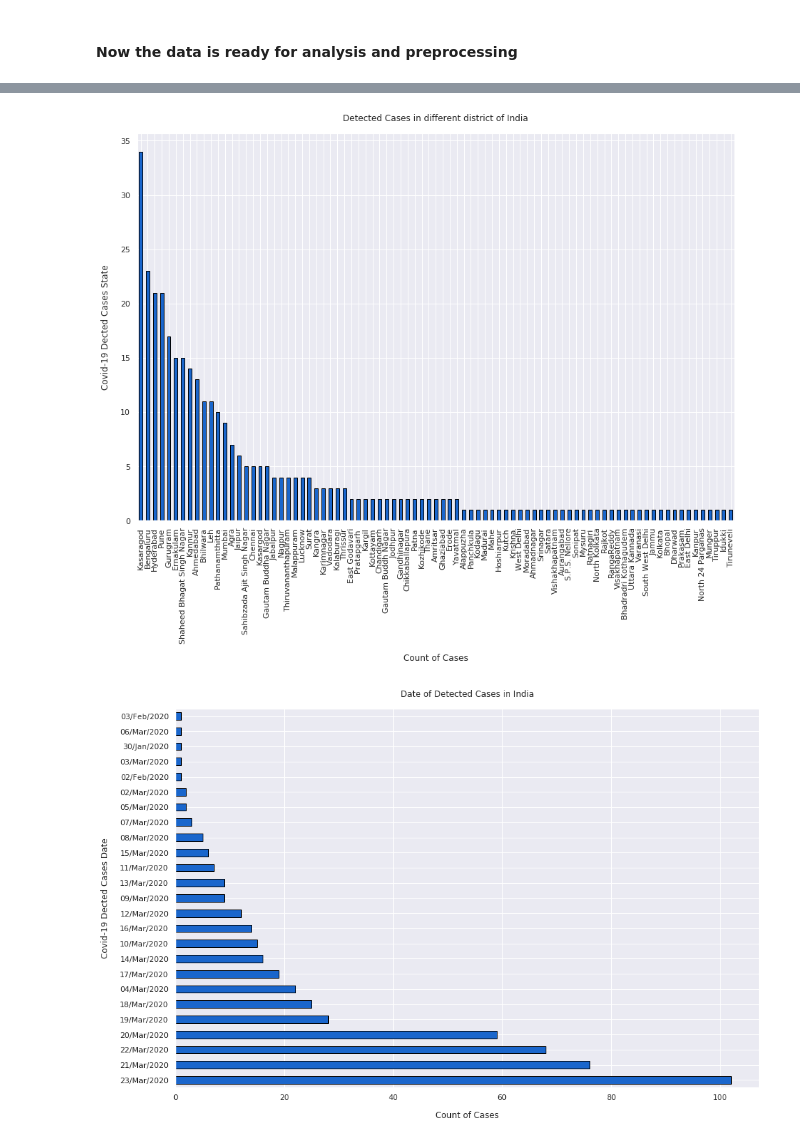
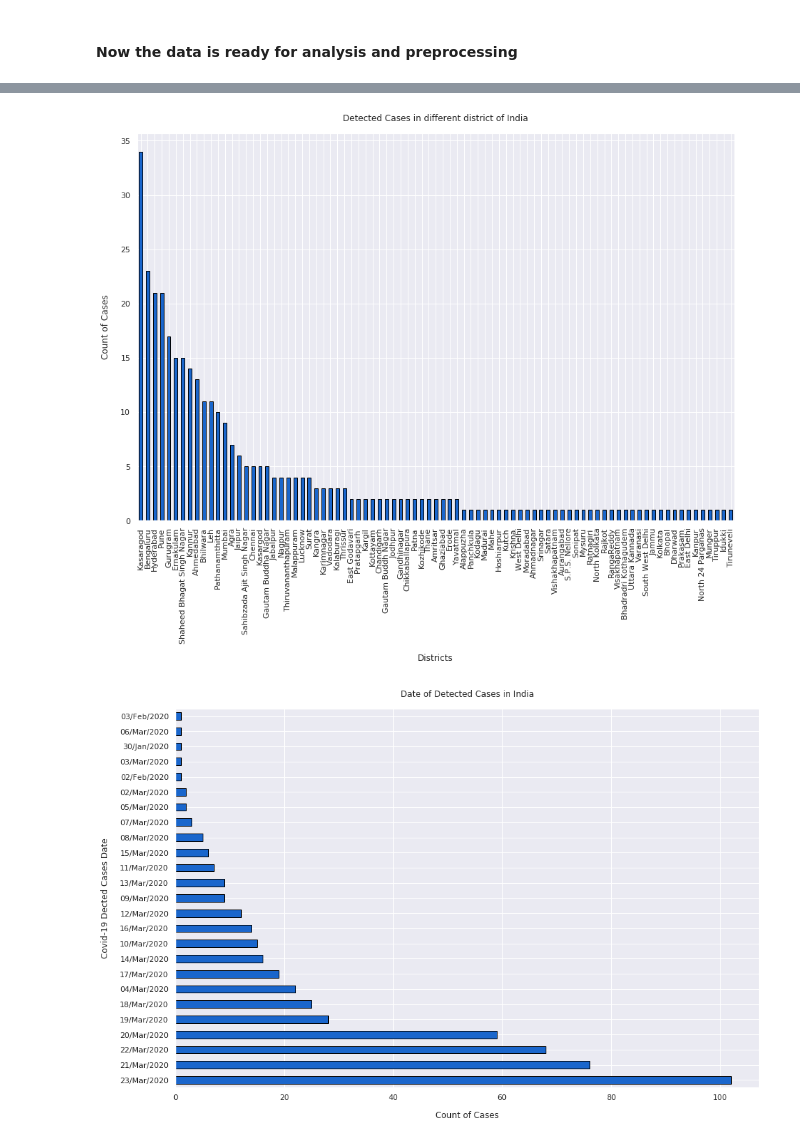
Before and after one commit to samacker77/COVID19-India-Analysis, a Jupyter notebook: notebook.ipynb, the cells around one changed output, grey strips where cells are left out. Drawn from its saved outputs; the diff is of its cells as text; code cells hidden in the pictures.

```diff
--- a/notebook.ipynb
+++ b/notebook.ipynb
@@ -192,10 +203,10 @@ plt.title("Count of Gender of People Affected", y=1.02);
 # %%
 sns.set(font_scale=1.0)
 data['Detected district'].value_counts().plot(kind='bar', figsize=(15, 10), edgecolor='black',
                                               color=(0.1, 0.4, 0.8, 1));
-plt.ylabel("Covid-19 Dected Cases State", labelpad=14)
-plt.xlabel("Count of Cases", labelpad=14)
+plt.xlabel("Districts", labelpad=14)
+plt.ylabel("Count of Cases", labelpad=14)
 plt.title("Detected Cases in different district of India", y=1.02);
 # %% [output]
-[figure, old version]
+[figure, new version]
 # %%
```
Also changed, not shown: parts of 12 cells of this notebook.
